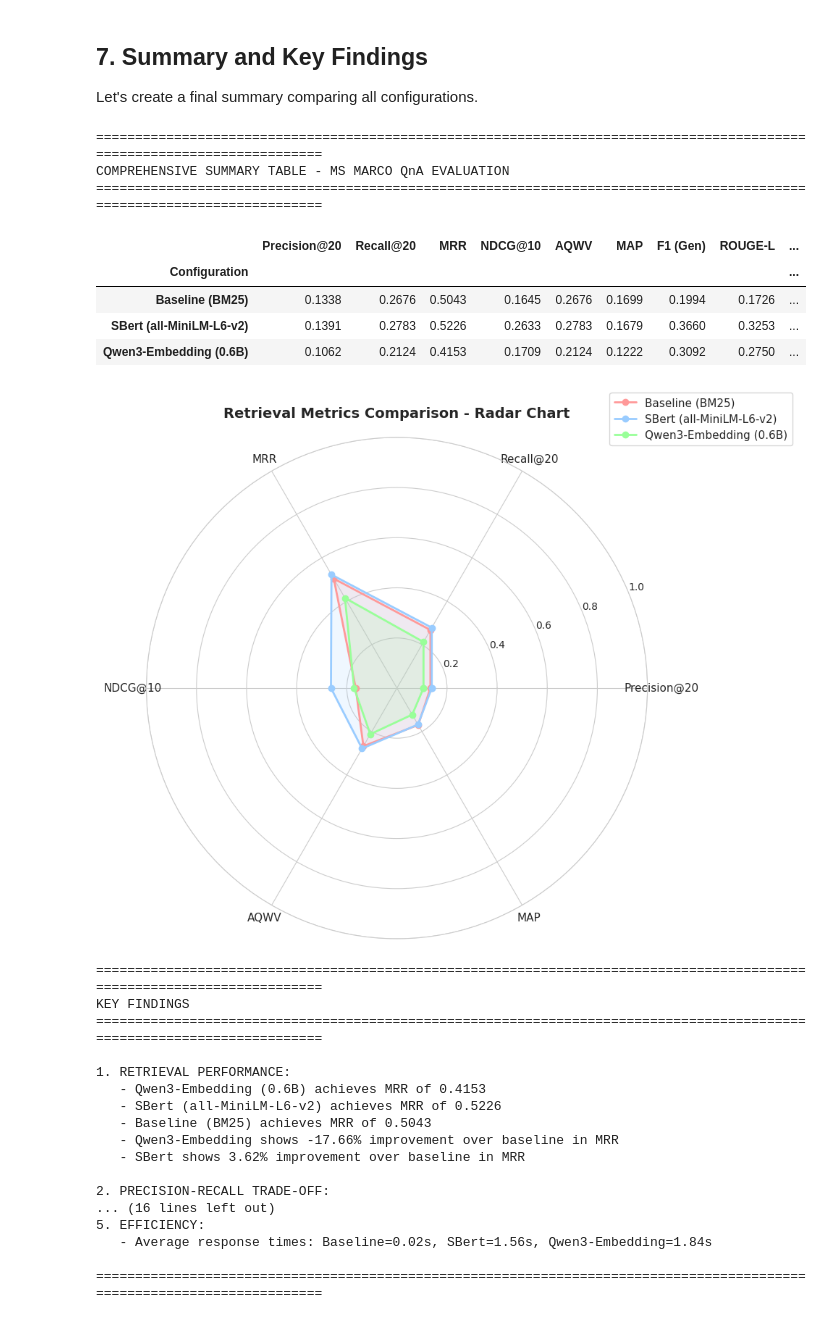
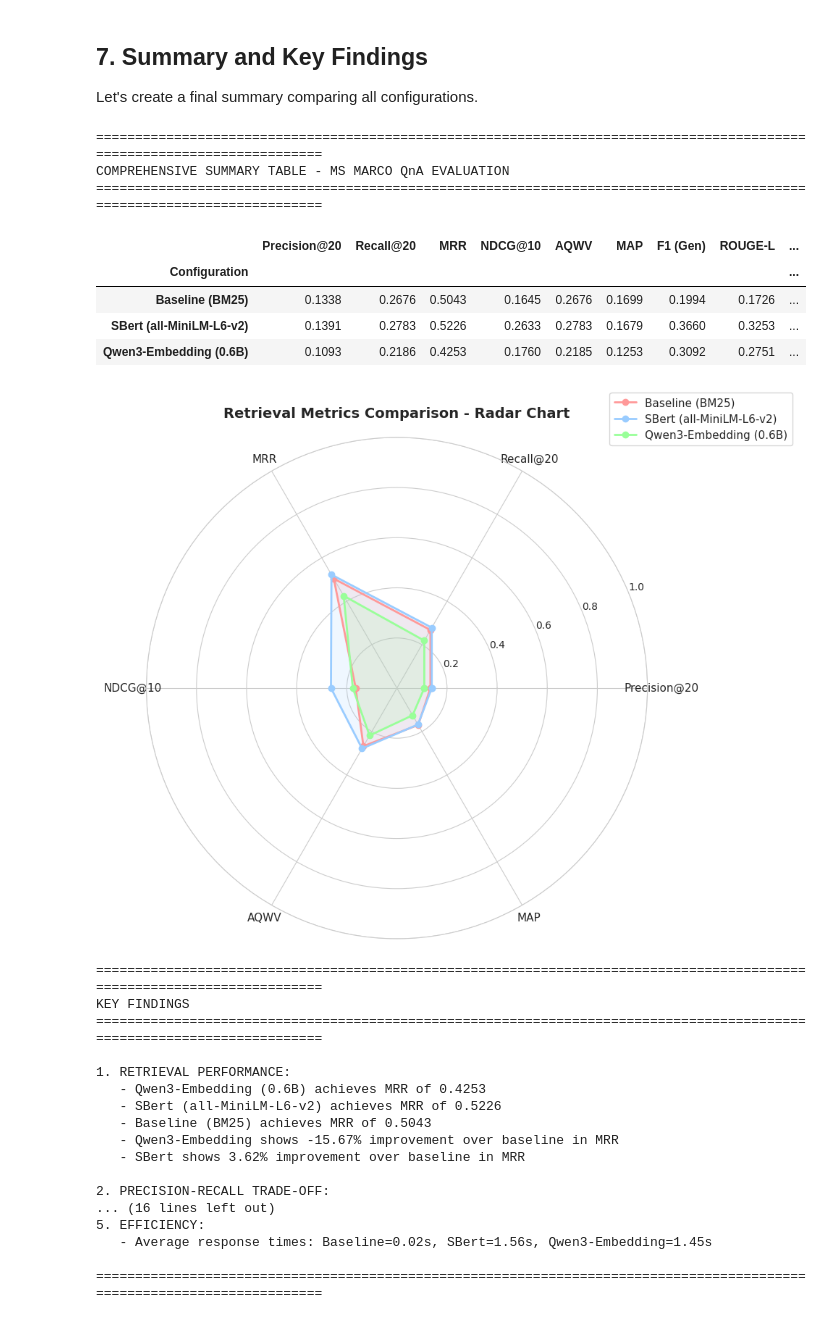
Before and after one commit to Memory-Experience/momento, a Jupyter notebook: packages/evaluation/evaluation_ms_marco_qna.ipynb, the cells around one changed output. Cells and saved outputs as stored; diff of their text form; code cells hidden in the pictures.

Commit message:
f Update msmarco qna qwen3 results

```diff
--- a/packages/evaluation/evaluation_ms_marco_qna.ipynb
+++ b/packages/evaluation/evaluation_ms_marco_qna.ipynb
@@ -384,7 +385,8 @@ We'll perform statistical significance tests on the per-query metrics to determi
 def extract_per_query_metrics(data):
     """Extract key metrics for each query
 
-    Note: The 'precision' and 'recall' fields in the JSON equal precision@20 and recall@20
+    Note: The 'precision' and 'recall' fields in the JSON equal precision@20
+    and recall@20
     """
     metrics = []
     for query in data["queries"]:
@@ -1031,20 +1033,26 @@ print(f"   - Baseline (BM25) achieves MRR of {baseline_mrr:.4f}")
 mrr_improvement_qwen3 = (qwen3_mrr - baseline_mrr) / baseline_mrr * 100
 mrr_improvement_sbert = (sbert_mrr - baseline_mrr) / baseline_mrr * 100
 print(
-    f"   - Qwen3-Embedding shows {mrr_improvement_qwen3:.2f}% improvement over baseline in MRR"
+    f"   - Qwen3-Embedding shows {mrr_improvement_qwen3:.2f}% "
+    f"improvement over baseline in MRR"
 )
-print(f"   - SBert shows {mrr_improvement_sbert:.2f}% improvement over baseline in MRR")
+print(
+    f"   - SBert shows {mrr_improvement_sbert:.2f}% "
+    f"improvement over baseline in MRR"
+)
 
 print("\n2. PRECISION-RECALL TRADE-OFF:")
 qwen3_p20 = qwen3_data["retrieval_metrics"]["precision@20"]
 qwen3_r20 = qwen3_data["retrieval_metrics"]["recall@20"]
 print(
-    f"   - Qwen3-Embedding (0.6B): Precision@20={qwen3_p20:.4f}, Recall@20={qwen3_r20:.4f}"
+    f"   - Qwen3-Embedding (0.6B): "
+    f"Precision@20={qwen3_p20:.4f}, Recall@20={qwen3_r20:.4f}"
 )
 sbert_p20 = sbert_data["retrieval_metrics"]["precision@20"]
 sbert_r20 = sbert_data["retrieval_metrics"]["recall@20"]
 print(
-    f"   - SBert (all-MiniLM-L6-v2): Precision@20={sbert_p20:.4f}, Recall@20={sbert_r20:.4f}"
+    f"   - SBert (all-MiniLM-L6-v2): "
+    f"Precision@20={sbert_p20:.4f}, Recall@20={sbert_r20:.4f}"
 )
 baseline_p20 = baseline_data["retrieval_metrics"]["precision@20"]
 baseline_r20 = baseline_data["retrieval_metrics"]["recall@20"]
@@ -1064,50 +1072,51 @@ print(
     f"   - Hallucination rates: Qwen3-Embedding={qwen3_hal:.4f}, "
     f"SBert={sbert_hal:.4f}, "
     f"Baseline={baseline_hal:.4f}"
 )
 
 print("\n4. STATISTICAL SIGNIFICANCE:")
 print(
-    "   - Differences between dense embedding approaches (Qwen3-Embedding 0.6B and SBert)"
+    "   - Differences between dense embedding approaches "
+    "(Qwen3-Embedding 0.6B and SBert)"
 )
 print("     and Baseline are evaluated for statistical significance")
 print("   - (see detailed tables above)")
 print("   - PAR tests confirm which improvements are not due to random chance")
 
 print("\n5. EFFICIENCY:")
 baseline_time = baseline_data["avg_response_time"]
 sbert_time = sbert_data["avg_response_time"]
 qwen3_time = qwen3_data["avg_response_time"]
 print(
     f"   - Average response times: Baseline={baseline_time:.2f}s, "
     f"SBert={sbert_time:.2f}s, Qwen3-Embedding={qwen3_time:.2f}s"
 )
 
 print("\n" + "=" * 120)
 # %% [output]
 ========================================================================================================================
 COMPREHENSIVE SUMMARY TABLE - MS MARCO QnA EVALUATION
 ========================================================================================================================
 |  | Precision@20 | Recall@20 | MRR | NDCG@10 | AQWV | MAP | F1 (Gen) | ROUGE-L | ... |
 | Configuration |  |  |  |  |  |  |  |  | ... |
 | Baseline (BM25) | 0.1338 | 0.2676 | 0.5043 | 0.1645 | 0.2676 | 0.1699 | 0.1994 | 0.1726 | ... |
 | SBert (all-MiniLM-L6-v2) | 0.1391 | 0.2783 | 0.5226 | 0.2633 | 0.2783 | 0.1679 | 0.3660 | 0.3253 | ... |
-| Qwen3-Embedding (0.6B) | 0.1062 | 0.2124 | 0.4153 | 0.1709 | 0.2124 | 0.1222 | 0.3092 | 0.2750 | ... |
+| Qwen3-Embedding (0.6B) | 0.1093 | 0.2186 | 0.4253 | 0.1760 | 0.2185 | 0.1253 | 0.3092 | 0.2751 | ... |
 [figure]
 ========================================================================================================================
 KEY FINDINGS
 ========================================================================================================================
 
 1. RETRIEVAL PERFORMANCE:
-   - Qwen3-Embedding (0.6B) achieves MRR of 0.4153
+   - Qwen3-Embedding (0.6B) achieves MRR of 0.4253
    - SBert (all-MiniLM-L6-v2) achieves MRR of 0.5226
    - Baseline (BM25) achieves MRR of 0.5043
-   - Qwen3-Embedding shows -17.66% improvement over baseline in MRR
+   - Qwen3-Embedding shows -15.67% improvement over baseline in MRR
    - SBert shows 3.62% improvement over baseline in MRR
 
 2. PRECISION-RECALL TRADE-OFF:
 ... (16 lines left out)
 5. EFFICIENCY:
-   - Average response times: Baseline=0.02s, SBert=1.56s, Qwen3-Embedding=1.84s
+   - Average response times: Baseline=0.02s, SBert=1.56s, Qwen3-Embedding=1.45s
 
 ========================================================================================================================
```
Also changed, not shown: parts of 9 cells of this notebook, 1 other file.
